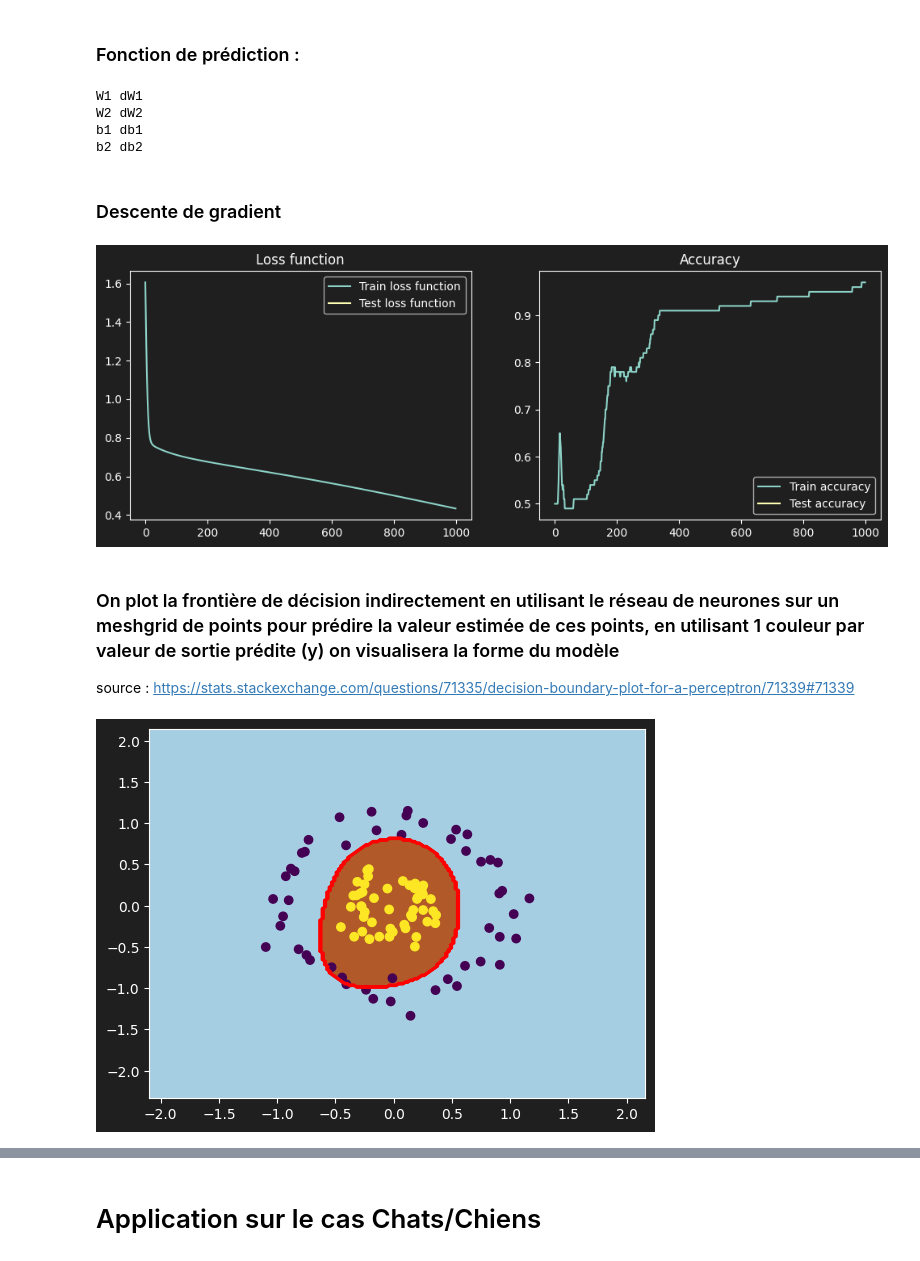
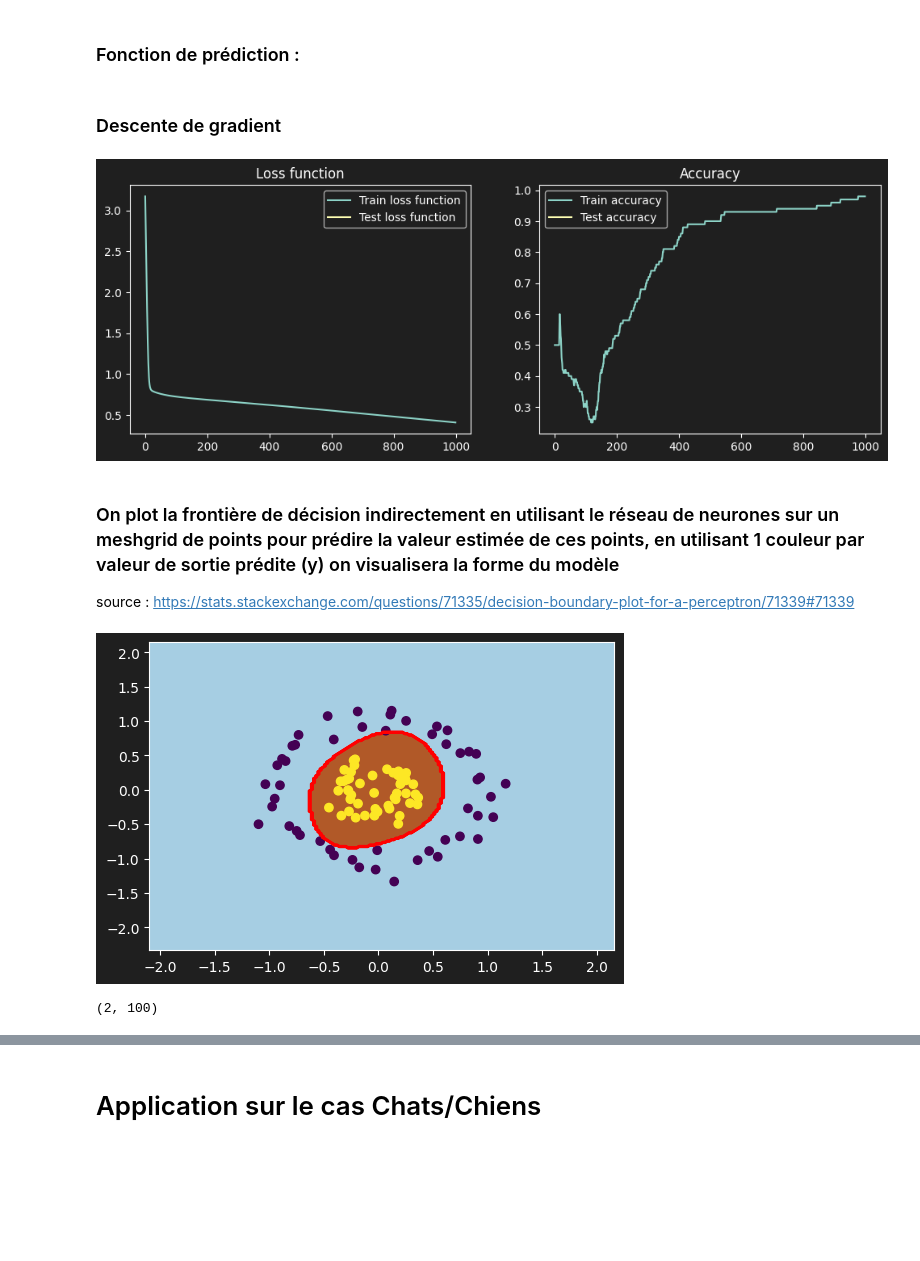
Before and after one commit to hadisql/deep_learning, a Jupyter notebook: DL_2layers.ipynb, the cells around one changed output, grey strips where cells are left out. Cells and saved outputs as stored; diff of their text form; code cells hidden in the pictures; blank space fills up the shorter version.

```diff
--- a/DL_2layers.ipynb
+++ b/DL_2layers.ipynb
@@ -102,4 +103,4 @@ def initialisation(n_layer0, n_layer1, n_layer2):
 
     return parametres
 
-parametres = initialisation(2,3,1)
+parametres = initialisation(2,8,1)
@@ -172,22 +152,12 @@ def back_propagation(X,y,activations, parametres):
     }
 
     return gradients
-# %%
-gradients = back_propagation(X,y,activations,parametres)
 # %% [markdown]
 ### Fonction de prédiction :
 # %%
 def predict(X,parametres):
     activations = forward_propagation(X,parametres)
     return activations["A2"] >= 0.5
-# %%
-for p,g in zip(parametres.keys(),gradients.keys()):
-    print(p, g)
-# %% [output]
-W1 dW1
-W2 dW2
-b1 db1
-b2 db2
 # %% [markdown]
 ### Descente de gradient
 # %%
@@ -252,41 +217,45 @@ def neural_network(X_train, y_train, n_layer1, learning_rate=0.1, n_epochs=100,
 
     return parametres, scores
 # %%
-parametres_f, scores = neural_network(X,y,16,learning_rate=0.01,n_epochs=10000, plot_loss_acc=True)
+parametres_f, scores = neural_network(X,y,32,learning_rate=0.01,n_epochs=10000, plot_loss_acc=True)
 # %% [output]
-[figure, old version]
+[figure, new version]
 # %% [markdown]
 ### On plot la frontière de décision indirectement en utilisant le réseau de neurones sur un meshgrid de points pour prédire la valeur estimée de ces points, en utilisant 1 couleur par valeur de sortie prédite (y) on visualisera la forme du modèle
 source : https://stats.stackexchange.com/questions/71335/decision-boundary-plot-for-a-perceptron/71339#71339
 # %%
 h = .02  # step size in the mesh
 # create a mesh to plot in
 x1_min, x1_max = X[0, :].min() - 1, X[0, :].max() + 1
 x2_min, x2_max = X[1, :].min() - 1, X[1, :].max() + 1
 xx1, xx2 = np.meshgrid(np.arange(x1_min, x1_max, h),
                      np.arange(x2_min, x2_max, h))
 
 # Plot the decision boundary. For that, we will assign a color to each
 # point in the mesh [x_min, m_max]x[y_min, y_max].
-fig, ax = plt.subplots()
+plt.figure(figsize=(6,4))
+
 Z = predict(np.c_[xx1.ravel(), xx2.ravel()].T, parametres_f)
 
 # Put the result into a color plot
 Z = Z.reshape(xx1.shape)
-ax.contourf(xx1, xx2, Z, cmap=plt.cm.Paired)
-ax.contour(xx1, xx2, Z, colors='red')
+plt.contourf(xx1, xx2, Z, cmap=plt.cm.Paired)
+plt.contour(xx1, xx2, Z, colors='red')
 #ax.axis('off')
 plt.scatter(X[0,:],X[1,:],c=y)
-
 plt.show()
 # %% [output]
-[figure, old version]
+[figure, new version]
 # %%
 param_dict = {}
 scores_dict = {}
 layers = [1,2,4,8,16,32]
 for n in layers:
     param_dict[f"{n}_layers"], scores_dict[f"{n}_scores"] = neural_network(X,y,n,learning_rate=.01,n_epochs=10000)
+# %%
+X.shape
+# %% [output]
+(2, 100)
 # %%
 h = .02  # step size in the mesh
 # create a mesh to plot in
```
Also changed, not shown: parts of 18 cells of this notebook, 3 other files.
